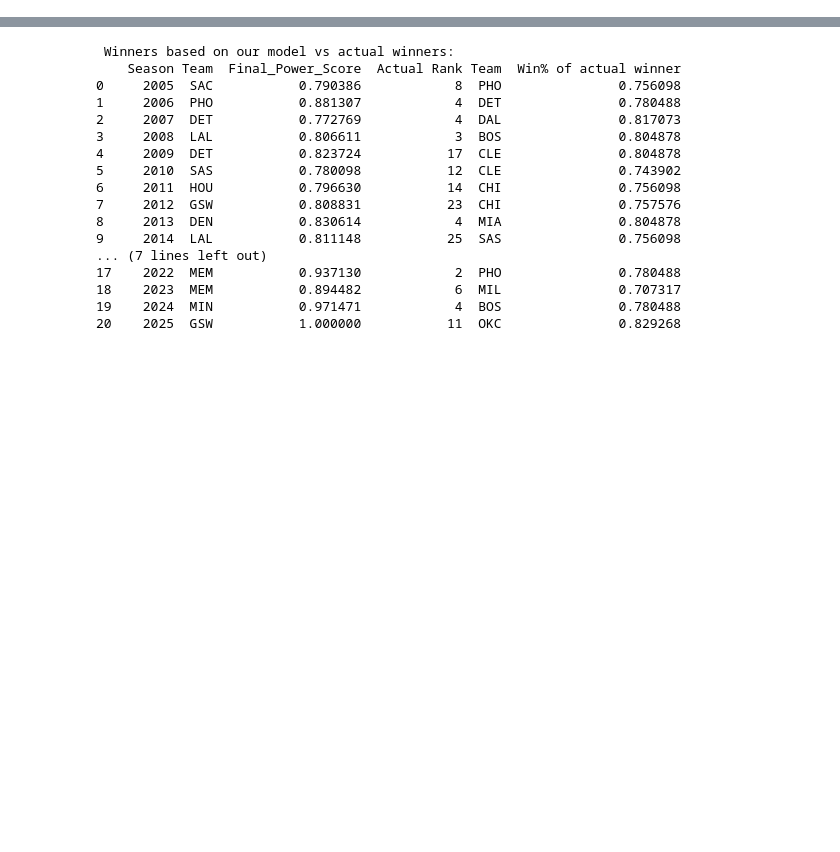
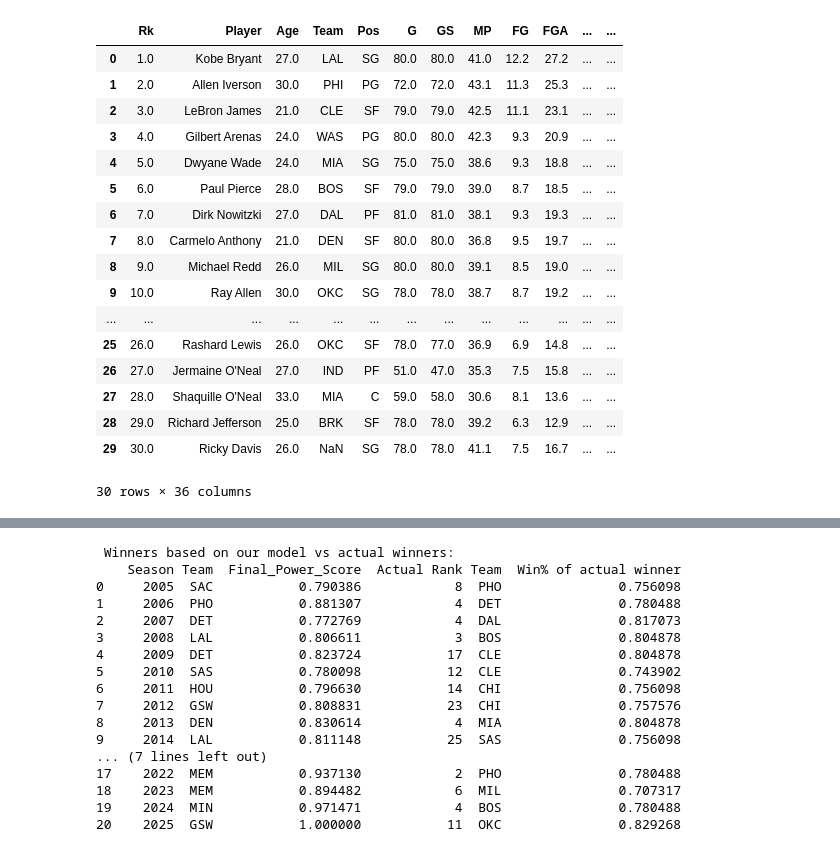
Before and after one commit to maadmaaax/Project_NBA_GroupM, a Jupyter notebook: Analyse_Principale.ipynb, the cells around one changed output, grey strips where cells are left out. Cells and saved outputs as stored; diff of their text form; code cells hidden in the pictures; blank space fills up the shorter version.

```diff
--- a/Analyse_Principale.ipynb
+++ b/Analyse_Principale.ipynb
@@ -215,3 +211,24 @@ for name, df in dfs_dict.items():
+# %%
+rs2006.head(30)
+# %% [output]
+|  | Rk | Player | Age | Team | Pos | G | GS | MP | FG | FGA | ... | ... |
+| 0 | 1.0 | Kobe Bryant | 27.0 | LAL | SG | 80.0 | 80.0 | 41.0 | 12.2 | 27.2 | ... | ... |
+| 1 | 2.0 | Allen Iverson | 30.0 | PHI | PG | 72.0 | 72.0 | 43.1 | 11.3 | 25.3 | ... | ... |
+| 2 | 3.0 | LeBron James | 21.0 | CLE | SF | 79.0 | 79.0 | 42.5 | 11.1 | 23.1 | ... | ... |
+| 3 | 4.0 | Gilbert Arenas | 24.0 | WAS | PG | 80.0 | 80.0 | 42.3 | 9.3 | 20.9 | ... | ... |
+| 4 | 5.0 | Dwyane Wade | 24.0 | MIA | SG | 75.0 | 75.0 | 38.6 | 9.3 | 18.8 | ... | ... |
+| 5 | 6.0 | Paul Pierce | 28.0 | BOS | SF | 79.0 | 79.0 | 39.0 | 8.7 | 18.5 | ... | ... |
+| 6 | 7.0 | Dirk Nowitzki | 27.0 | DAL | PF | 81.0 | 81.0 | 38.1 | 9.3 | 19.3 | ... | ... |
+| 7 | 8.0 | Carmelo Anthony | 21.0 | DEN | SF | 80.0 | 80.0 | 36.8 | 9.5 | 19.7 | ... | ... |
+| 8 | 9.0 | Michael Redd | 26.0 | MIL | SG | 80.0 | 80.0 | 39.1 | 8.5 | 19.0 | ... | ... |
+| 9 | 10.0 | Ray Allen | 30.0 | OKC | SG | 78.0 | 78.0 | 38.7 | 8.7 | 19.2 | ... | ... |
+| ... | ... | ... | ... | ... | ... | ... | ... | ... | ... | ... | ... | ... |
+| 25 | 26.0 | Rashard Lewis | 26.0 | OKC | SF | 78.0 | 77.0 | 36.9 | 6.9 | 14.8 | ... | ... |
+| 26 | 27.0 | Jermaine O'Neal | 27.0 | IND | PF | 51.0 | 47.0 | 35.3 | 7.5 | 15.8 | ... | ... |
+| 27 | 28.0 | Shaquille O'Neal | 33.0 | MIA | C | 59.0 | 58.0 | 30.6 | 8.1 | 13.6 | ... | ... |
+| 28 | 29.0 | Richard Jefferson | 25.0 | BRK | SF | 78.0 | 78.0 | 39.2 | 6.3 | 12.9 | ... | ... |
+| 29 | 30.0 | Ricky Davis | 26.0 | NaN | SG | 78.0 | 78.0 | 41.1 | 7.5 | 16.7 | ... | ... |
+30 rows × 36 columns
 # %%
 #---Combine every seasons from 2005 to 2025 to determine score max & score min
 #for every variable that are useful in our analysis
```
Also changed, not shown: parts of 8 cells of this notebook.
